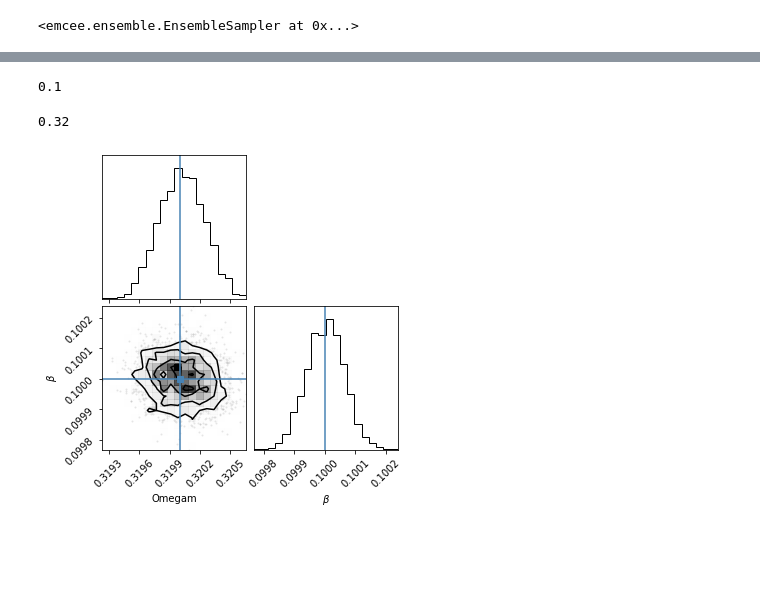
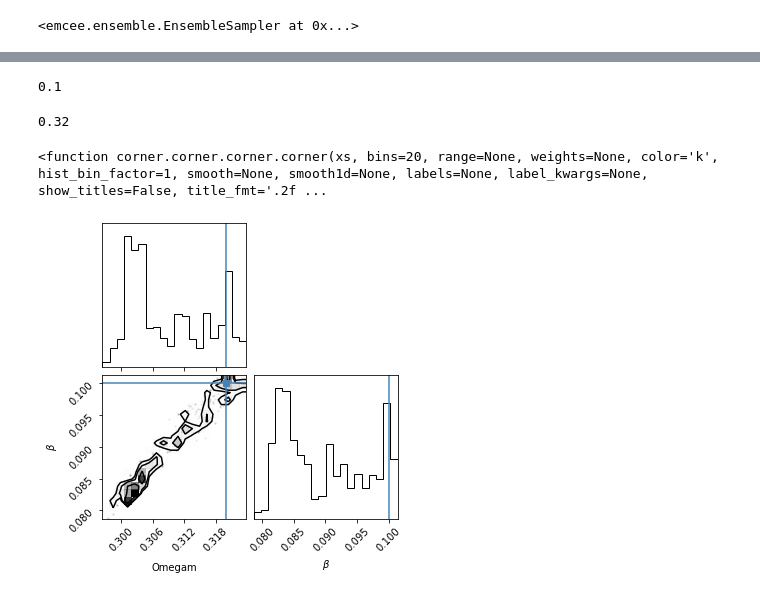
Before and after one commit to santiagocasas/looti-test-public, a Jupyter notebook: notebooks/run_emcee.ipynb, the cells around one changed output, grey strips where cells are left out. Cells and saved outputs as stored; diff of their text form; code cells hidden in the pictures; blank space fills up the shorter version.

Commit message:
files and additions ro run_emcee

```diff
--- a/notebooks/run_emcee.ipynb
+++ b/notebooks/run_emcee.ipynb
@@ -16,0 +155,23 @@ sampler = _
+# %%
+def center_to_bins(center):
+    arr_mean =  0.5*(center[1:] + center[:-1])
+    arr_start = center[0] - (arr_mean[0]-center[0])
+    arr_end = center[-1] + (center[-1]-arr_mean[-1])
+    return np.concatenate(([arr_start],arr_mean,[arr_end]))
+
+def bins_to_center(bins):
+    center = 0.5*(bins[1:] + bins[:-1])
+    return center
+# %%
+def get_obs_datavector(data_path=truth_data_path, grid_min=0.2, grid_max=2.0):
+
+    obs_arr_full = np.loadtxt(truth_data_path)
+    obs_grid_full = obs_arr_full[:,0]
+
+    mask = ((obs_grid_full>grid_min) & (obs_grid_full<grid_max))
+
+    obs_arr = np.copy(obs_arr_full)
+    obs_arr = obs_arr[mask]
+    obs_vec = obs_arr[:,1]
+    obs_grid = obs_arr[:,0]
+    return obs_grid, obs_vec
@@ -17,3 +321,5 @@ sampler = _
+# %%
+sampler = run_emcee_mp(50, interp_model=Interpolation_Fits_loaded)
 # %%
 sampler
 # %% [output]
@@ -37,2 +343,2 @@ axes[-1].set_xlabel("step number");
 # %%
-flat_samples = sampler.get_chain(discard=200, thin=5, flat=True)
+flat_samples = sampler.get_chain( flat=True)
@@ -41,8 +357,4 @@ np.savetxt('fitting-formula-beta.txt',flat_samples)
-# %%
-em.truth_beta
-# %% [output]
-0.1
-# %%
-em.truth_omegam
-# %% [output]
-0.32
+# %%
+truth_beta
+# %% [output]
+0.1
@@ -48,0 +364,4 @@ em.truth_omegam
+# %%
+truth_omegam
+# %% [output]
+0.32
@@ -49,11 +370,12 @@ em.truth_omegam
+# %%
+corner.corner
+# %% [output]
+<function corner.corner.corner.corner(xs, bins=20, range=None, weights=None, color='k', hist_bin_factor=1, smooth=None, smooth1d=None, labels=None, label_kwargs=None, show_titles=False, title_fmt='.2f ...
 # %%
-import corner
-
-fig = corner.corner(
-    flat_samples, labels=labels, truths=[em.truth_omegam, em.truth_beta]
+fig = corner.corner(flat_samples, labels=labels, truths=[truth_omegam, truth_beta]
 );
 # %% [output]
-[figure, old version]
+[figure, new version]
 # %%
 from IPython.display import display, Math
 
```
Also changed, not shown: parts of 35 cells of this notebook, 7 other files.
